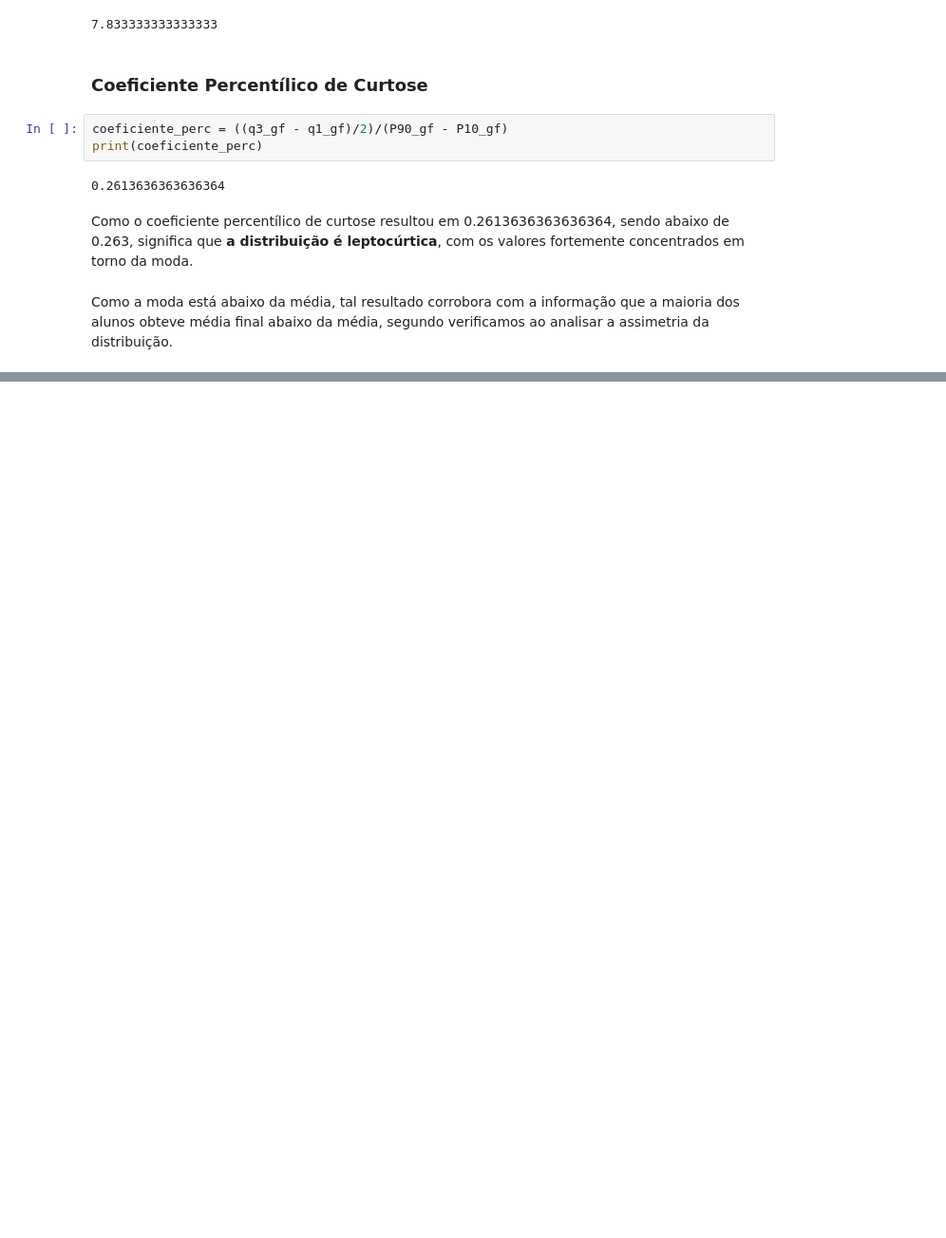
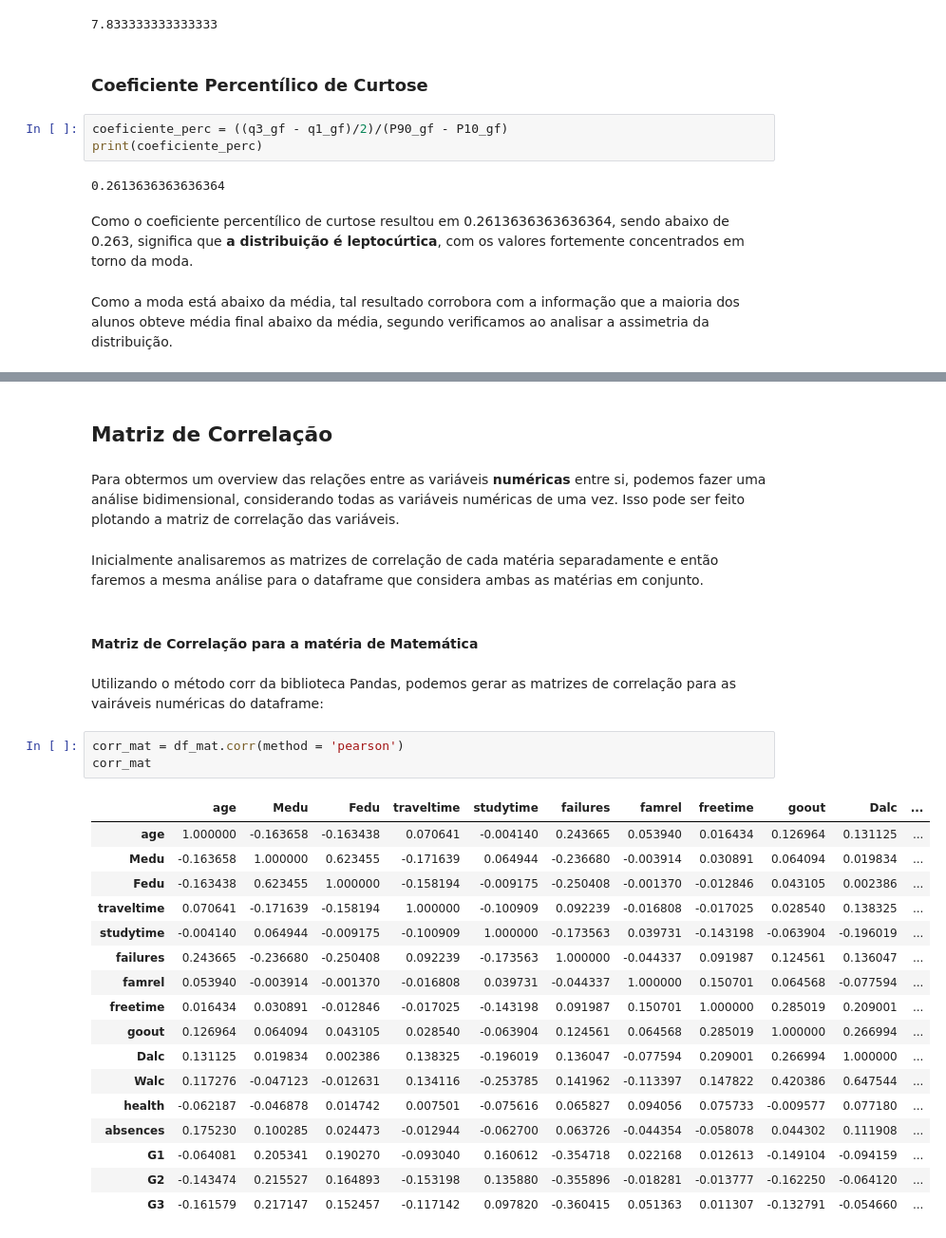
Before and after one commit to shl0mo/DataAnalysis_Students-Pandas, a Jupyter notebook: Estudantes.ipynb, the cells around one changed output, grey strips where cells are left out. Shown: that part at 95% size. Drawn from its saved outputs; the diff is of its cells as text; blank space fills up the shorter version.

Commit message:
Matriz de correlação - Matemática

```diff
--- a/Estudantes.ipynb
+++ b/Estudantes.ipynb
@@ -235,0 +275,31 @@ Como a moda está abaixo da média, tal resultado corrobora com a informação q
+# %% [markdown]
+## Matriz de Correlação
+# %% [markdown]
+Para obtermos um overview das relações entre as variáveis **numéricas** entre si, podemos fazer uma análise bidimensional, considerando todas as variáveis numéricas de uma vez. Isso pode ser feito plotando a matriz de correlação das variáveis.
+# %% [markdown]
+Inicialmente analisaremos as matrizes de correlação de cada matéria separadamente e então faremos a mesma análise para o dataframe que considera ambas as matérias em conjunto.
+# %% [markdown]
+#### Matriz de Correlação para a matéria de Matemática
+# %% [markdown]
+Utilizando o método corr da biblioteca Pandas, podemos gerar as matrizes de correlação para as vairáveis numéricas do dataframe:
+# %%
+corr_mat = df_mat.corr(method = 'pearson')
+corr_mat
+# %% [output]
+|  | age | Medu | Fedu | traveltime | studytime | failures | famrel | freetime | goout | Dalc | ... |
+| age | 1.000000 | -0.163658 | -0.163438 | 0.070641 | -0.004140 | 0.243665 | 0.053940 | 0.016434 | 0.126964 | 0.131125 | ... |
+| Medu | -0.163658 | 1.000000 | 0.623455 | -0.171639 | 0.064944 | -0.236680 | -0.003914 | 0.030891 | 0.064094 | 0.019834 | ... |
+| Fedu | -0.163438 | 0.623455 | 1.000000 | -0.158194 | -0.009175 | -0.250408 | -0.001370 | -0.012846 | 0.043105 | 0.002386 | ... |
+| traveltime | 0.070641 | -0.171639 | -0.158194 | 1.000000 | -0.100909 | 0.092239 | -0.016808 | -0.017025 | 0.028540 | 0.138325 | ... |
+| studytime | -0.004140 | 0.064944 | -0.009175 | -0.100909 | 1.000000 | -0.173563 | 0.039731 | -0.143198 | -0.063904 | -0.196019 | ... |
+| failures | 0.243665 | -0.236680 | -0.250408 | 0.092239 | -0.173563 | 1.000000 | -0.044337 | 0.091987 | 0.124561 | 0.136047 | ... |
+| famrel | 0.053940 | -0.003914 | -0.001370 | -0.016808 | 0.039731 | -0.044337 | 1.000000 | 0.150701 | 0.064568 | -0.077594 | ... |
+| freetime | 0.016434 | 0.030891 | -0.012846 | -0.017025 | -0.143198 | 0.091987 | 0.150701 | 1.000000 | 0.285019 | 0.209001 | ... |
+| goout | 0.126964 | 0.064094 | 0.043105 | 0.028540 | -0.063904 | 0.124561 | 0.064568 | 0.285019 | 1.000000 | 0.266994 | ... |
+| Dalc | 0.131125 | 0.019834 | 0.002386 | 0.138325 | -0.196019 | 0.136047 | -0.077594 | 0.209001 | 0.266994 | 1.000000 | ... |
+| Walc | 0.117276 | -0.047123 | -0.012631 | 0.134116 | -0.253785 | 0.141962 | -0.113397 | 0.147822 | 0.420386 | 0.647544 | ... |
+| health | -0.062187 | -0.046878 | 0.014742 | 0.007501 | -0.075616 | 0.065827 | 0.094056 | 0.075733 | -0.009577 | 0.077180 | ... |
+| absences | 0.175230 | 0.100285 | 0.024473 | -0.012944 | -0.062700 | 0.063726 | -0.044354 | -0.058078 | 0.044302 | 0.111908 | ... |
+| G1 | -0.064081 | 0.205341 | 0.190270 | -0.093040 | 0.160612 | -0.354718 | 0.022168 | 0.012613 | -0.149104 | -0.094159 | ... |
+| G2 | -0.143474 | 0.215527 | 0.164893 | -0.153198 | 0.135880 | -0.355896 | -0.018281 | -0.013777 | -0.162250 | -0.064120 | ... |
+| G3 | -0.161579 | 0.217147 | 0.152457 | -0.117142 | 0.097820 | -0.360415 | 0.051363 | 0.011307 | -0.132791 | -0.054660 | ... |
```
Also changed, not shown: parts of 14 cells of this notebook.
